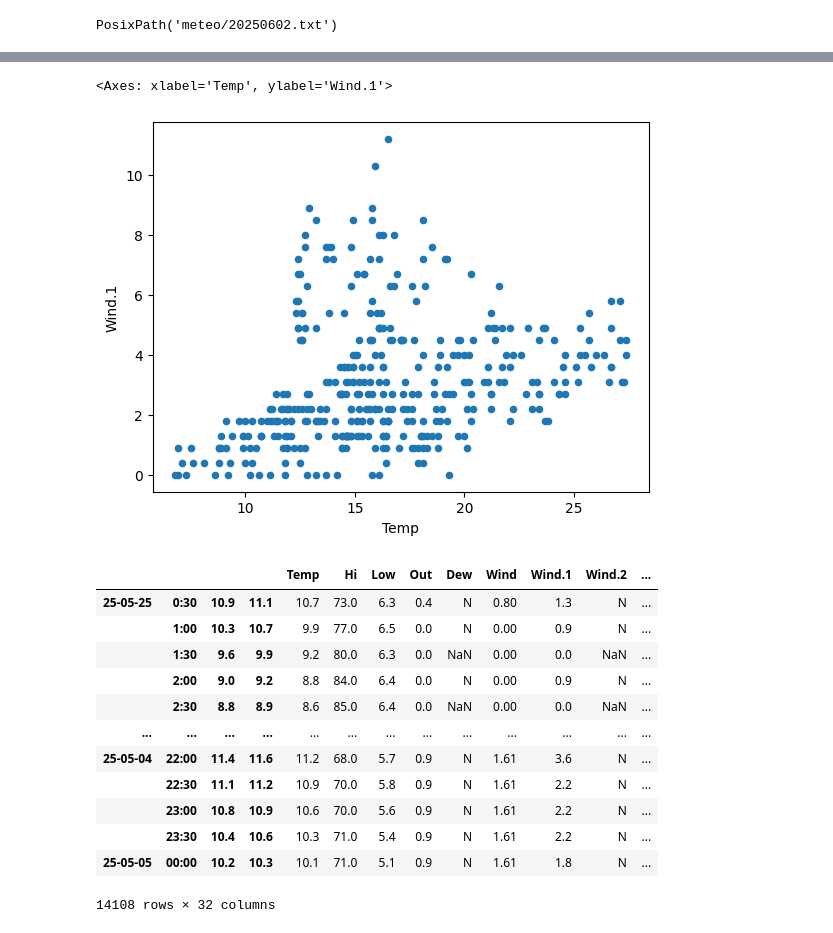
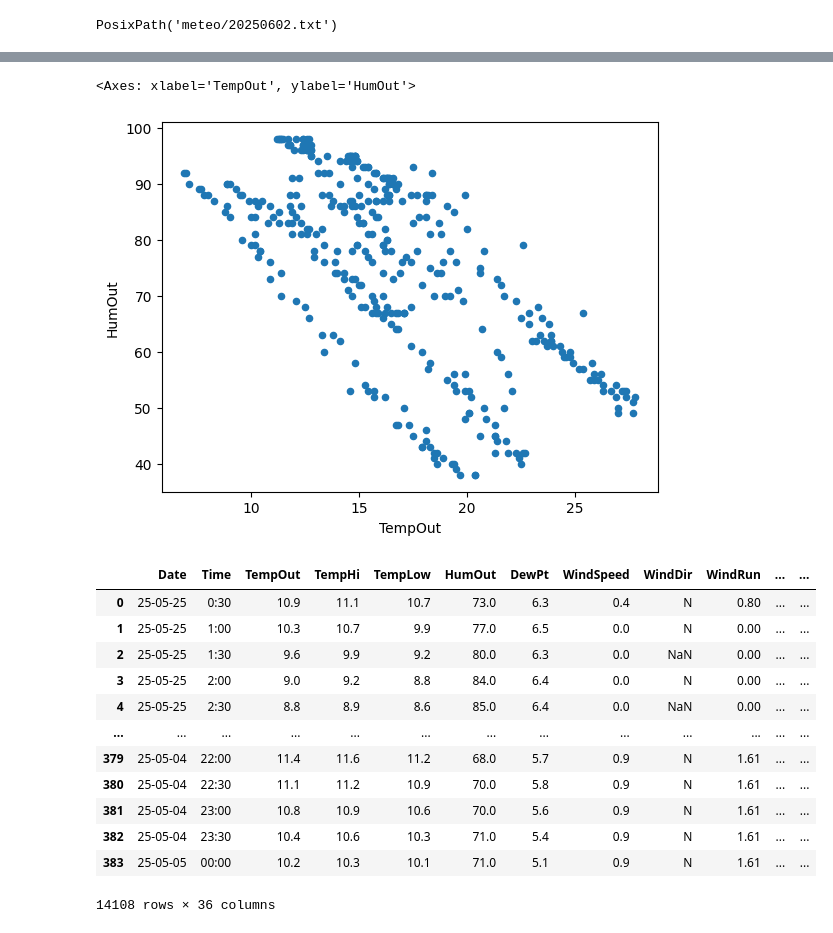
Before and after one commit to grzanka/hpda-2025, a Jupyter notebook: intro_dask.ipynb, the cells around one changed output, grey strips where cells are left out. Cells and saved outputs as stored; diff of their text form; code cells hidden in the pictures.

```diff
--- a/intro_dask.ipynb
+++ b/intro_dask.ipynb
@@ -51,4 +49,43 @@ first_file = next(data_dir.glob("*.txt"))
 first_file
 # %% [output]
 PosixPath('meteo/20250602.txt')
+# %%
+columns = [
+    "Date",
+    "Time",
+    "TempOut",
+    "TempHi",
+    "TempLow",
+    "HumOut",
+    "DewPt",
+    "WindSpeed",
+    "WindDir",
+    "WindRun",
+    "WindSpeedHi",
+    "WindDirHi",
+    "WindChill",
+    "HeatIndex",
+    "THWIndex",
+    "THSWIndex",
+    "Bar",
+    "Rain",
+    "RainRate",
+    "SolarRad",
+    "SolarEnergy",
+    "SolarRadHi",
+    "UVIndex",
+    "UVDose",
+    "UVIndexHi",
+    "HeatDD",
+    "CoolDD",
+    "TempIn",
+    "HumIn",
+    "DewPtIn",
+    "HeatIn",
+    "ET",
+    "WindSamp",
+    "WindTx",
+    "ISSRecept",
+    "ArcInt"
+]
 # %%
@@ -65,29 +102,29 @@ df.head()
 # %%
-df.plot.scatter(x='Temp',y='Wind.1')
+df.plot.scatter(x='TempOut',y='HumOut')
 # %% [output]
-<Axes: xlabel='Temp', ylabel='Wind.1'>
+<Axes: xlabel='TempOut', ylabel='HumOut'>
-[figure, old version]
+[figure, new version]
 # %%
 df_list = []
 for file_path in data_dir.glob("*.txt"):
-    df_tmp = pd.read_csv(file_path,sep='\s+', skiprows=[1,2], na_values = ['---', '------'])
+    df_tmp = pd.read_csv(file_path,sep=r'\s+', names=columns, skiprows=3, na_values = ['---', '------'])
     df_list.append(df_tmp)
 df_all = pd.concat(df_list)
 df_all
 # %% [output]
-|  |  |  |  | Temp | Hi | Low | Out | Dew | Wind | Wind.1 | Wind.2 | ... |
-| 25-05-25 | 0:30 | 10.9 | 11.1 | 10.7 | 73.0 | 6.3 | 0.4 | N | 0.80 | 1.3 | N | ... |
-|  | 1:00 | 10.3 | 10.7 | 9.9 | 77.0 | 6.5 | 0.0 | N | 0.00 | 0.9 | N | ... |
-|  | 1:30 | 9.6 | 9.9 | 9.2 | 80.0 | 6.3 | 0.0 | NaN | 0.00 | 0.0 | NaN | ... |
-|  | 2:00 | 9.0 | 9.2 | 8.8 | 84.0 | 6.4 | 0.0 | N | 0.00 | 0.9 | N | ... |
-|  | 2:30 | 8.8 | 8.9 | 8.6 | 85.0 | 6.4 | 0.0 | NaN | 0.00 | 0.0 | NaN | ... |
+|  | Date | Time | TempOut | TempHi | TempLow | HumOut | DewPt | WindSpeed | WindDir | WindRun | ... | ... |
+| 0 | 25-05-25 | 0:30 | 10.9 | 11.1 | 10.7 | 73.0 | 6.3 | 0.4 | N | 0.80 | ... | ... |
+| 1 | 25-05-25 | 1:00 | 10.3 | 10.7 | 9.9 | 77.0 | 6.5 | 0.0 | N | 0.00 | ... | ... |
+| 2 | 25-05-25 | 1:30 | 9.6 | 9.9 | 9.2 | 80.0 | 6.3 | 0.0 | NaN | 0.00 | ... | ... |
+| 3 | 25-05-25 | 2:00 | 9.0 | 9.2 | 8.8 | 84.0 | 6.4 | 0.0 | N | 0.00 | ... | ... |
+| 4 | 25-05-25 | 2:30 | 8.8 | 8.9 | 8.6 | 85.0 | 6.4 | 0.0 | NaN | 0.00 | ... | ... |
 | ... | ... | ... | ... | ... | ... | ... | ... | ... | ... | ... | ... | ... |
-| 25-05-04 | 22:00 | 11.4 | 11.6 | 11.2 | 68.0 | 5.7 | 0.9 | N | 1.61 | 3.6 | N | ... |
-|  | 22:30 | 11.1 | 11.2 | 10.9 | 70.0 | 5.8 | 0.9 | N | 1.61 | 2.2 | N | ... |
-|  | 23:00 | 10.8 | 10.9 | 10.6 | 70.0 | 5.6 | 0.9 | N | 1.61 | 2.2 | N | ... |
-|  | 23:30 | 10.4 | 10.6 | 10.3 | 71.0 | 5.4 | 0.9 | N | 1.61 | 2.2 | N | ... |
-| 25-05-05 | 00:00 | 10.2 | 10.3 | 10.1 | 71.0 | 5.1 | 0.9 | N | 1.61 | 1.8 | N | ... |
+| 379 | 25-05-04 | 22:00 | 11.4 | 11.6 | 11.2 | 68.0 | 5.7 | 0.9 | N | 1.61 | ... | ... |
+| 380 | 25-05-04 | 22:30 | 11.1 | 11.2 | 10.9 | 70.0 | 5.8 | 0.9 | N | 1.61 | ... | ... |
+| 381 | 25-05-04 | 23:00 | 10.8 | 10.9 | 10.6 | 70.0 | 5.6 | 0.9 | N | 1.61 | ... | ... |
+| 382 | 25-05-04 | 23:30 | 10.4 | 10.6 | 10.3 | 71.0 | 5.4 | 0.9 | N | 1.61 | ... | ... |
+| 383 | 25-05-05 | 00:00 | 10.2 | 10.3 | 10.1 | 71.0 | 5.1 | 0.9 | N | 1.61 | ... | ... |
-14108 rows × 32 columns
+14108 rows × 36 columns
 # %%
 df_all.dtypes
 # %% [output]
```
Also changed, not shown: parts of 13 cells of this notebook.
